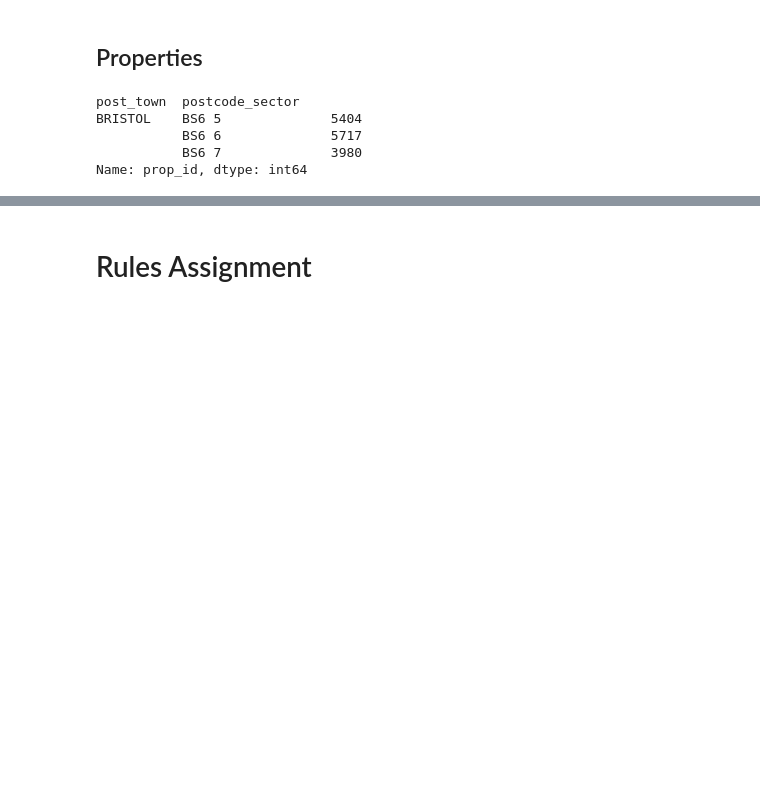
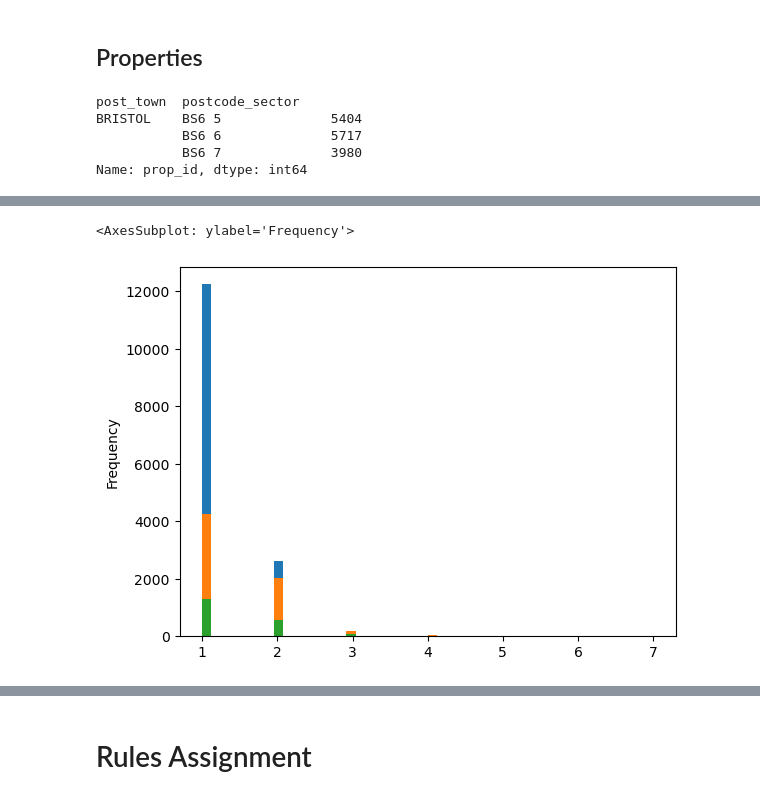
Before and after one commit to kleokog/Mycodes, a Jupyter notebook: Script_1.ipynb, the cells around one changed output, grey strips where cells are left out. Cells and saved outputs as stored; diff of their text form; code cells hidden in the pictures; blank space fills up the shorter version.

```diff
--- a/Script_1.ipynb
+++ b/Script_1.ipynb
@@ -111,0 +136,7 @@ Name: prop_id, dtype: int64
+# %%
+properties['bathrooms'].plot.hist(bins=50)
+properties_with_historical_data_df['bathrooms'].plot.hist(bins=50)
+labeled_data_all_columns['bathrooms'].plot.hist(bins=50)
+# %% [output]
+<AxesSubplot: ylabel='Frequency'>
+[figure, added]
```
Also changed, not shown: parts of 18 cells of this notebook.
